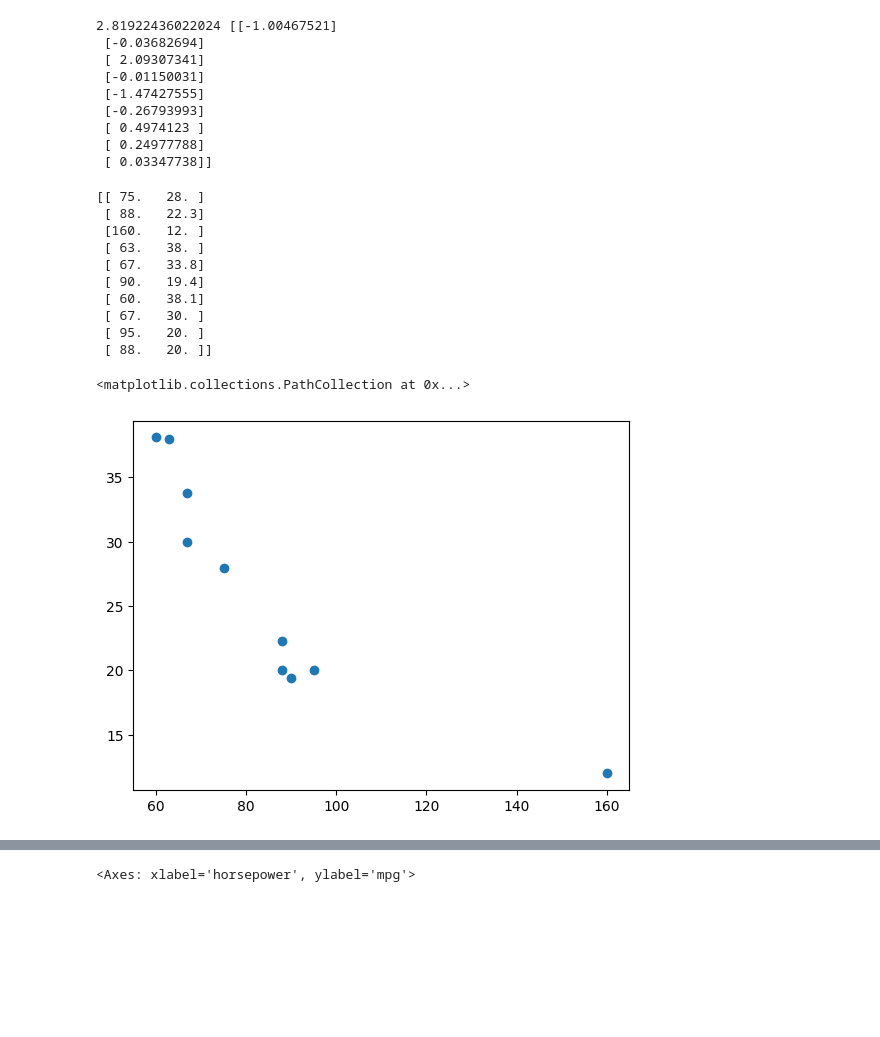
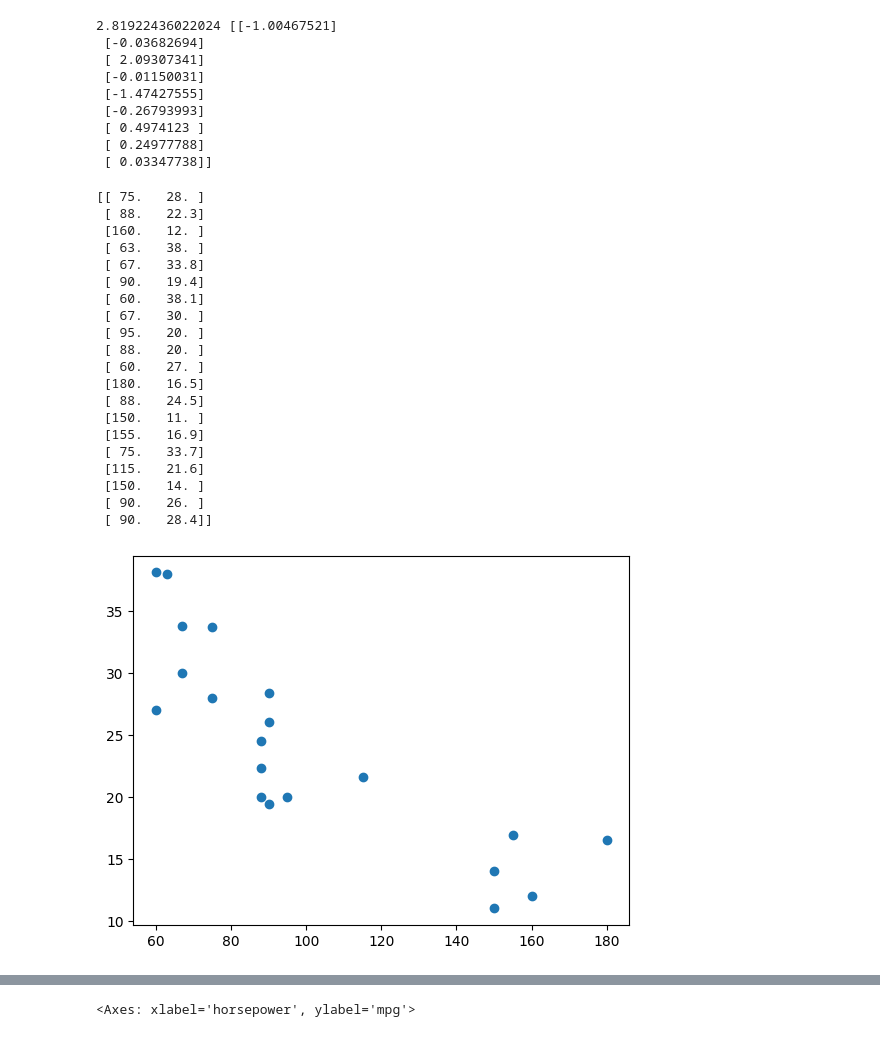
Before and after one commit to aice-ice/Senior-project, a Jupyter notebook: answer.ipynb, the cells around one changed output, grey strips where cells are left out. Cells and saved outputs as stored; diff of their text form; code cells hidden in the pictures; blank space fills up the shorter version.

```diff
--- a/answer.ipynb
+++ b/answer.ipynb
@@ -183,21 +182,36 @@ print(np.linalg.norm(w), w)
 # %%
 import seaborn as sns
 df = sns.load_dataset('mpg')
+# print(df.head())
 df.dropna(inplace=True)
-X = df[['horsepower', 'mpg']].sample(n=10, random_state=0).values
+X = df[['horsepower', 'mpg']].sample(frac=0.05, random_state=0).values
 print(X)
+# X = X[X[['horsepower', 'mpg']] < 100].dropna().values
+# # X = X.drop(X[2])
+# print(X)
+
 
 plt.scatter(X[:, 0], X[:, 1])
+plt.show()
 # %% [output]
 [[ 75.   28. ]
  [ 88.   22.3]
  [160.   12. ]
  [ 63.   38. ]
  [ 67.   33.8]
  [ 90.   19.4]
  [ 60.   38.1]
  [ 67.   30. ]
  [ 95.   20. ]
- [ 88.   20. ]]
+ [ 88.   20. ]
+ [ 60.   27. ]
+ [180.   16.5]
+ [ 88.   24.5]
+ [150.   11. ]
+ [155.   16.9]
+ [ 75.   33.7]
+ [115.   21.6]
+ [150.   14. ]
+ [ 90.   26. ]
+ [ 90.   28.4]]
-<matplotlib.collections.PathCollection at 0x...>
-[figure, old version]
+[figure, new version]
```
Also changed, not shown: parts of 5 cells of this notebook, 1 other file.
